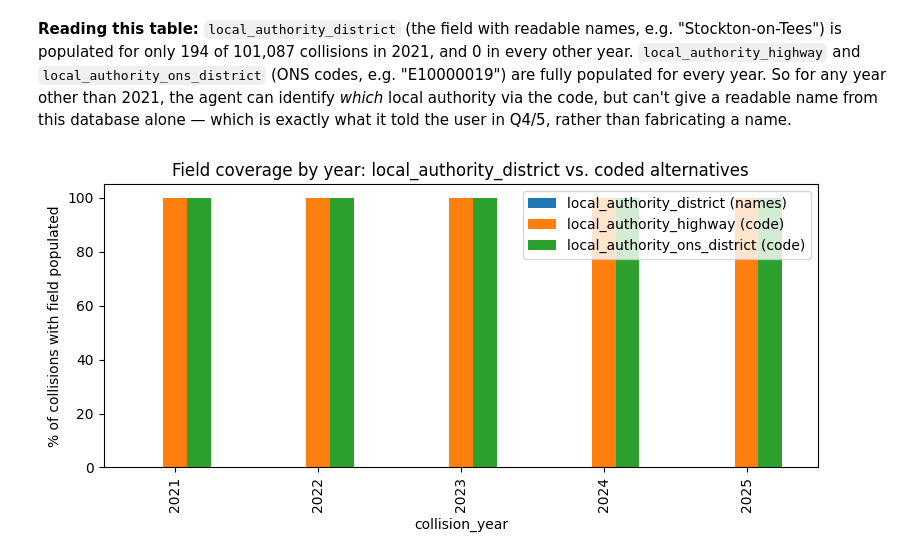
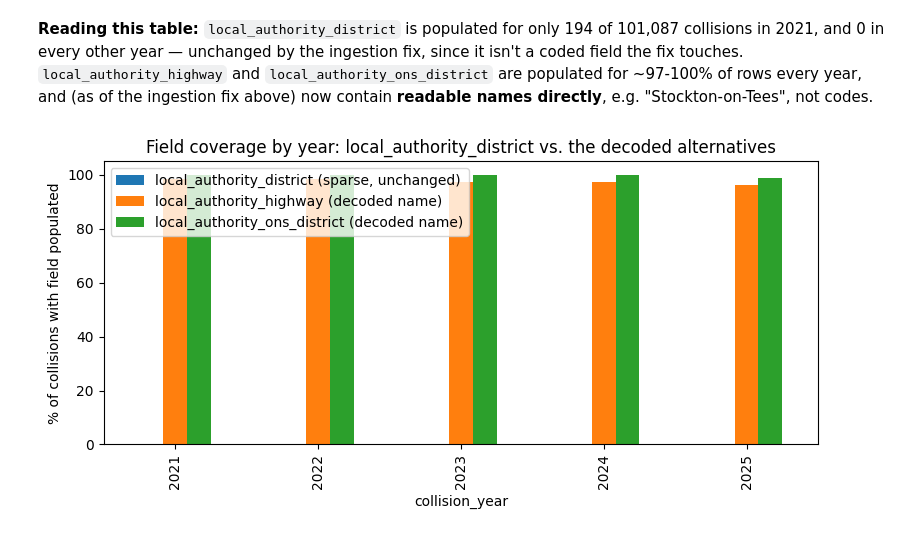
Before and after one commit to LittleRabbitFooFoo/agentic-ai, a Jupyter notebook: data_gap.ipynb, the cells around one changed output. Saved outputs shown, nothing was run; the diff lists cells and outputs as text; code cells hidden in the pictures.

```diff
--- a/data_gap.ipynb
+++ b/data_gap.ipynb
@@ -43,24 +51,23 @@ coverage
 # %% [markdown]
-**Reading this table:** `local_authority_district` (the field with readable names, e.g.
-"Stockton-on-Tees") is populated for only 194 of 101,087 collisions in 2021, and 0 in
-every other year. `local_authority_highway` and `local_authority_ons_district` (ONS
-codes, e.g. "E10000019") are fully populated for every year. So for any year other than
-2021, the agent can identify *which* local authority via the code, but can't give a
-readable name from this database alone — which is exactly what it told the user in
-Q4/5, rather than fabricating a name.
+**Reading this table:** `local_authority_district` is populated for only 194 of
+101,087 collisions in 2021, and 0 in every other year — unchanged by the ingestion
+fix, since it isn't a coded field the fix touches. `local_authority_highway` and
+`local_authority_ons_district` are populated for ~97-100% of rows every year, and (as
+of the ingestion fix above) now contain **readable names directly**, e.g.
+"Stockton-on-Tees", not codes.
 # %%
 import matplotlib.pyplot as plt
 
 coverage_pct = coverage.set_index("collision_year")[
     ["district_populated", "highway_populated", "ons_populated"]
 ].div(coverage.set_index("collision_year")["total_collisions"], axis=0) * 100
 
 ax = coverage_pct.plot(kind="bar", figsize=(8, 4))
 ax.set_ylabel("% of collisions with field populated")
 ax.set_xlabel("collision_year")
-ax.set_title("Field coverage by year: local_authority_district vs. coded alternatives")
-ax.legend(["local_authority_district (names)", "local_authority_highway (code)", "local_authority_ons_district (code)"])
+ax.set_title("Field coverage by year: local_authority_district vs. the decoded alternatives")
+ax.legend(["local_authority_district (sparse, unchanged)", "local_authority_highway (decoded name)", "local_authority_ons_district (decoded name)"])
 plt.tight_layout()
 plt.show()
 # %% [output]
-[figure, old version]
+[figure, new version]
```
Also changed, not shown: parts of 6 cells of this notebook, 1 other file.
